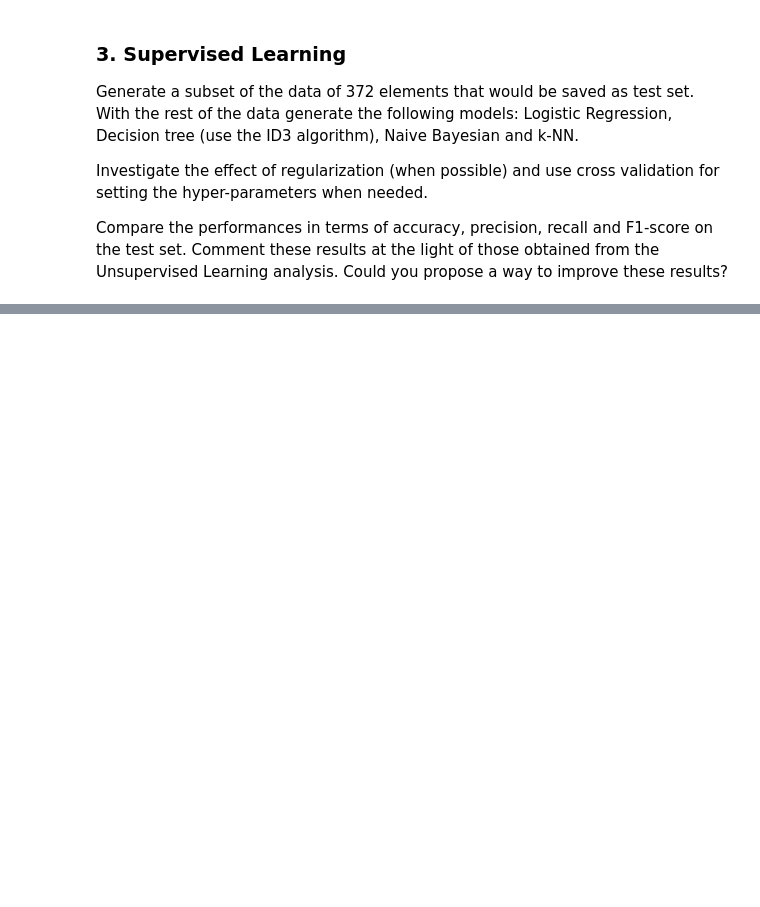
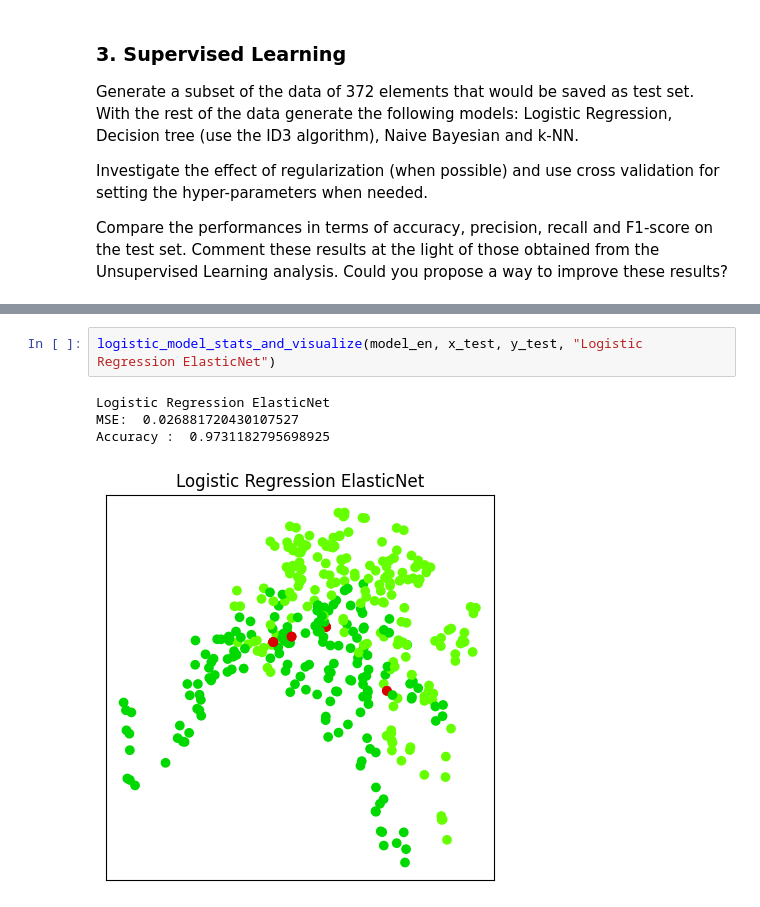
Before and after one commit to frekkoz3/Intro_to_ML_24-25, a Jupyter notebook: challenges/challenge 1/challenge-one.ipynb, the cells around one changed output, grey strips where cells are left out. Saved outputs shown, nothing was run; the diff lists cells and outputs as text; blank space fills up the shorter version.

```diff
--- a/challenges/challenge 1/challenge-one.ipynb
+++ b/challenges/challenge 1/challenge-one.ipynb
@@ -309,3 +386,10 @@ Compare the performances in terms of accuracy, precision, recall and F1-score on
+# %%
+logistic_model_stats_and_visualize(model_en, x_test, y_test, "Logistic Regression ElasticNet")
+# %% [output]
+Logistic Regression ElasticNet
+MSE:  0.026881720430107527
+Accuracy :  0.9731182795698925
+[figure, added]
 # %%
 # Implemented a little neural network just because
 import keras
```
Also changed, not shown: parts of 21 cells of this notebook.
